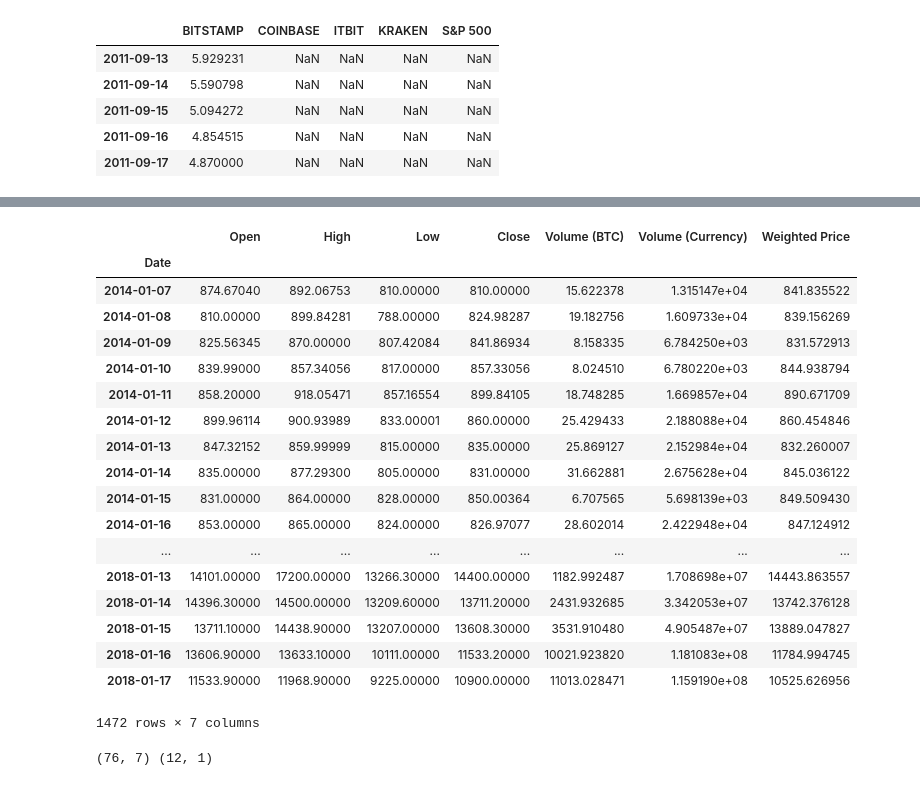
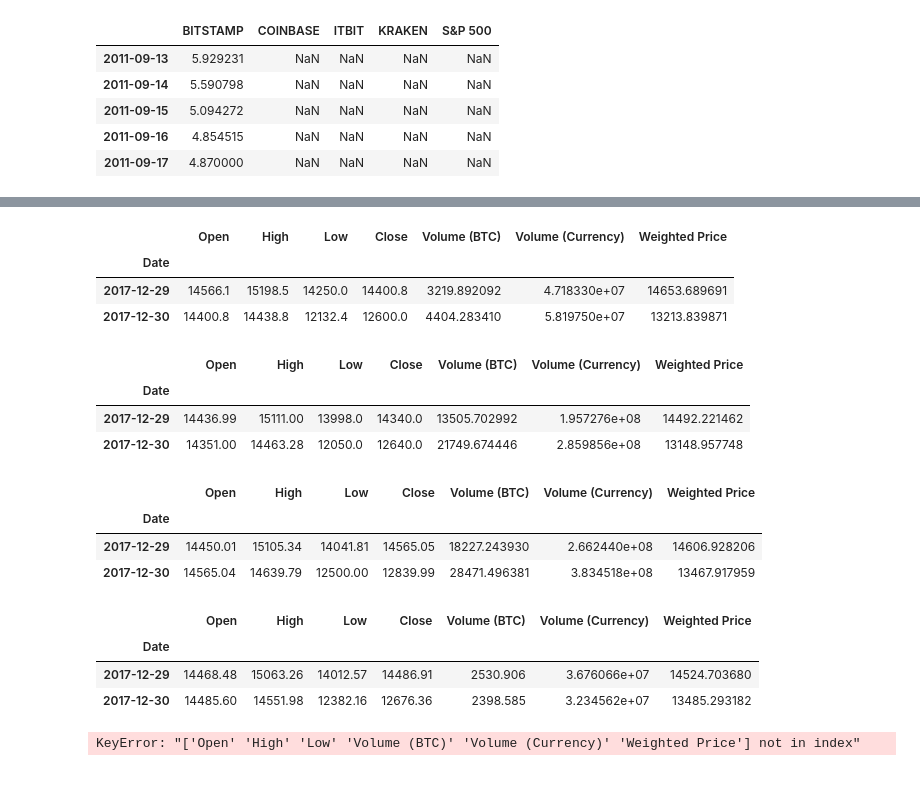
Before and after one commit to kundami/bitcoin_data_analaysis, a Jupyter notebook: Bitcoin-Analysis.ipynb, the cells around one changed output, grey strips where cells are left out. Drawn from its saved outputs; the diff is of its cells as text; code cells hidden in the pictures.

```diff
--- a/Bitcoin-Analysis.ipynb
+++ b/Bitcoin-Analysis.ipynb
@@ -259,34 +262,39 @@ df_scatter(btc_usd_datasets['20170101':'20171230'], 'Bitcoin Price (USD) By Exch
 # %% [output]
 [interactive output not drawn]
 # %%
-exchange_data['KRAKEN']
+exchange_data['KRAKEN']['20171229':'20171230']
 # %% [output]
 |  | Open | High | Low | Close | Volume (BTC) | Volume (Currency) | Weighted Price |
 | Date |  |  |  |  |  |  |  |
-| 2014-01-07 | 874.67040 | 892.06753 | 810.00000 | 810.00000 | 15.622378 | 1.315147e+04 | 841.835522 |
-| 2014-01-08 | 810.00000 | 899.84281 | 788.00000 | 824.98287 | 19.182756 | 1.609733e+04 | 839.156269 |
-| 2014-01-09 | 825.56345 | 870.00000 | 807.42084 | 841.86934 | 8.158335 | 6.784250e+03 | 831.572913 |
-| 2014-01-10 | 839.99000 | 857.34056 | 817.00000 | 857.33056 | 8.024510 | 6.780220e+03 | 844.938794 |
-| 2014-01-11 | 858.20000 | 918.05471 | 857.16554 | 899.84105 | 18.748285 | 1.669857e+04 | 890.671709 |
-| 2014-01-12 | 899.96114 | 900.93989 | 833.00001 | 860.00000 | 25.429433 | 2.188088e+04 | 860.454846 |
-| 2014-01-13 | 847.32152 | 859.99999 | 815.00000 | 835.00000 | 25.869127 | 2.152984e+04 | 832.260007 |
-| 2014-01-14 | 835.00000 | 877.29300 | 805.00000 | 831.00000 | 31.662881 | 2.675628e+04 | 845.036122 |
-| 2014-01-15 | 831.00000 | 864.00000 | 828.00000 | 850.00364 | 6.707565 | 5.698139e+03 | 849.509430 |
-| 2014-01-16 | 853.00000 | 865.00000 | 824.00000 | 826.97077 | 28.602014 | 2.422948e+04 | 847.124912 |
-| ... | ... | ... | ... | ... | ... | ... | ... |
-| 2018-01-13 | 14101.00000 | 17200.00000 | 13266.30000 | 14400.00000 | 1182.992487 | 1.708698e+07 | 14443.863557 |
-| 2018-01-14 | 14396.30000 | 14500.00000 | 13209.60000 | 13711.20000 | 2431.932685 | 3.342053e+07 | 13742.376128 |
-| 2018-01-15 | 13711.10000 | 14438.90000 | 13207.00000 | 13608.30000 | 3531.910480 | 4.905487e+07 | 13889.047827 |
-| 2018-01-16 | 13606.90000 | 13633.10000 | 10111.00000 | 11533.20000 | 10021.923820 | 1.181083e+08 | 11784.994745 |
-| 2018-01-17 | 11533.90000 | 11968.90000 | 9225.00000 | 10900.00000 | 11013.028471 | 1.159190e+08 | 10525.626956 |
+| 2017-12-29 | 14566.1 | 15198.5 | 14250.0 | 14400.8 | 3219.892092 | 4.718330e+07 | 14653.689691 |
+| 2017-12-30 | 14400.8 | 14438.8 | 12132.4 | 12600.0 | 4404.283410 | 5.819750e+07 | 13213.839871 |
-1472 rows × 7 columns
+# %%
+exchange_data['BITSTAMP']['20171229':'20171230']
+# %% [output]
+|  | Open | High | Low | Close | Volume (BTC) | Volume (Currency) | Weighted Price |
+| Date |  |  |  |  |  |  |  |
+| 2017-12-29 | 14436.99 | 15111.00 | 13998.0 | 14340.0 | 13505.702992 | 1.957276e+08 | 14492.221462 |
+| 2017-12-30 | 14351.00 | 14463.28 | 12050.0 | 12640.0 | 21749.674446 | 2.859856e+08 | 13148.957748 |
+# %%
+#'COINBASE','BITSTAMP','ITBIT'
+exchange_data['COINBASE']['20171229':'20171230']
+# %% [output]
+|  | Open | High | Low | Close | Volume (BTC) | Volume (Currency) | Weighted Price |
+| Date |  |  |  |  |  |  |  |
+| 2017-12-29 | 14450.01 | 15105.34 | 14041.81 | 14565.05 | 18227.243930 | 2.662440e+08 | 14606.928206 |
+| 2017-12-30 | 14565.04 | 14639.79 | 12500.00 | 12839.99 | 28471.496381 | 3.834518e+08 | 13467.917959 |
+# %%
+#'ITBIT'
+exchange_data['ITBIT']['20171229':'20171230']
+# %% [output]
+|  | Open | High | Low | Close | Volume (BTC) | Volume (Currency) | Weighted Price |
+| Date |  |  |  |  |  |  |  |
+| 2017-12-29 | 14468.48 | 15063.26 | 14012.57 | 14486.91 | 2530.906 | 3.676066e+07 | 14524.703680 |
+| 2017-12-30 | 14485.60 | 14551.98 | 12382.16 | 12676.36 | 2398.585 | 3.234562e+07 | 13485.293182 |
 # %%
 #Start Regression
 reg_data = exchange_data['KRAKEN'].loc[:,['Open','High', 'Low', 'Close', 'Volume (BTC)' , 'Volume (Currency)', 'Weighted Price']]
 # %%
-X = reg_data['20171001':'20171215'][['Open','High', 'Low', 'Close',  'Volume (BTC)' , 'Volume (Currency)', 'Weighted Price']]
-
-y = reg_data['20171218':'20171229']["Open"].values.reshape(-1, 1)
-print(X.shape, y.shape)
+X = reg_data['20171001':'20171229'][['Open','High', 'Low', 'Close',  'Volume (BTC)' , 'Volume (Currency)', 'Weighted Price']]
 # %% [output]
-(76, 7) (12, 1)
+KeyError: "['Open' 'High' 'Low' 'Volume (BTC)' 'Volume (Currency)' 'Weighted Price'] not in index"
```
Also changed, not shown: parts of 21 cells of this notebook.
